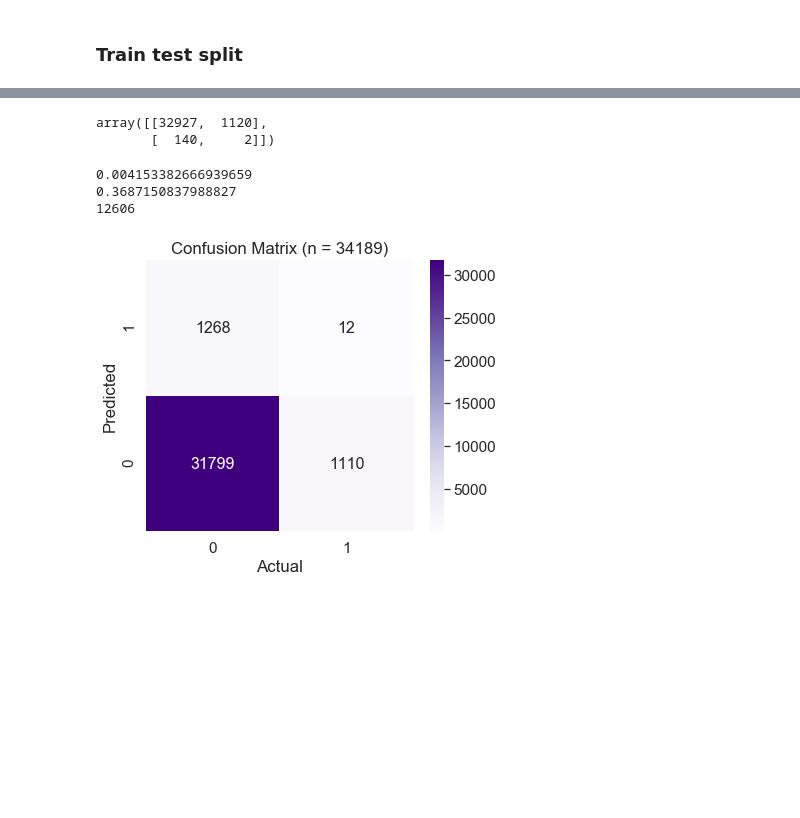
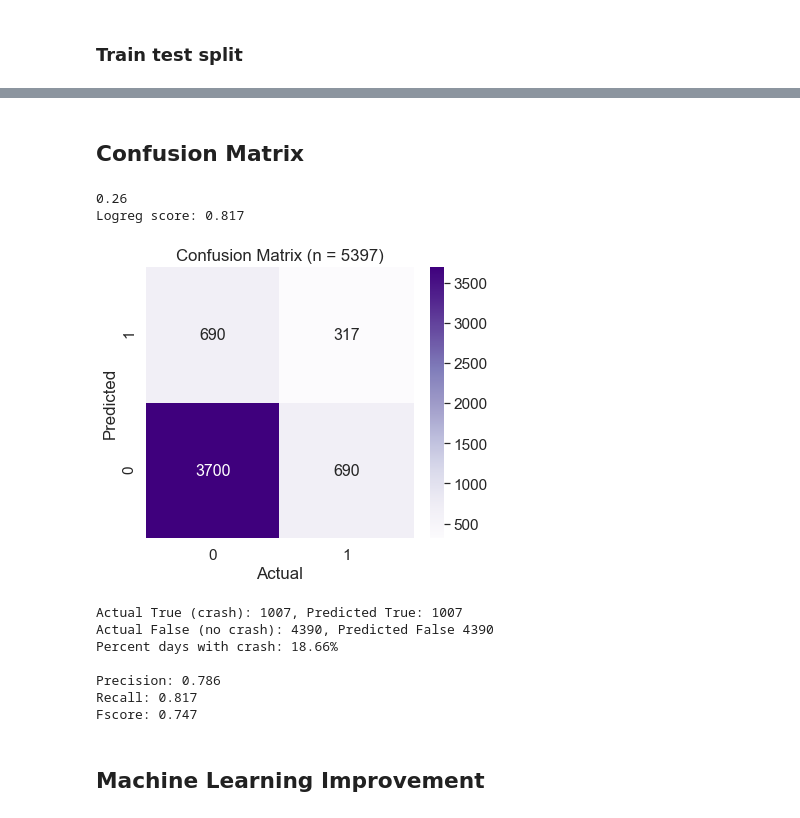
Before and after one commit to sciencelee/chicago-red-light-cameras, a Jupyter notebook: 06-crash-logreg.ipynb, the cells around one changed output, grey strips where cells are left out. Drawn from its saved outputs; the diff is of its cells as text; code cells hidden in the pictures; blank space fills up the shorter version.

```diff
--- a/06-crash-logreg.ipynb
+++ b/06-crash-logreg.ipynb
@@ -537,10 +557,6 @@ drop_cols = ['violation_date', 'day', 'prim_contributory_cause', 'sec_contributo
 categoricals = ['region_id', 'weekday']
 
 X = all_df.drop(columns=drop_cols)
-# %%
-#X.week = X.week.astype(int)
-# Change crash to a boolean value
-y = y.astype(int)
 # %%
 all_df['n_crash'].value_counts()
 #165550 / 5245
@@ -569,10 +585,12 @@ rfe = RFE(logreg)
 rfe = rfe.fit(X, y)  # convert to int before using in logistic so I can do binary
 # %%
 auto_drop = []
+keepers = []
 
 for i in range(len(X.columns)):
     if rfe.support_[i]:
         print('Use: ', rfe.ranking_[i], X.columns[i])
+        keepers.append(X.columns[i])
     else:
         print('Elim:', rfe.ranking_[i], X.columns[i])
         auto_drop.append(X.columns[i])
@@ -881,45 +760,64 @@ logreg.score(X2_test, y2_test)
-# %%
-cm = confusion_matrix( decisions, y2_test.astype(int))
-#y2_test.unique()
-cm
-# %% [output]
-array([[32927,  1120],
-       [  140,     2]])
-# %%
-print(decisions.sum()/len(X2_test))  # only 3.2% are positive
-print(y_testbool.sum()/len(X2_test)) # our model predicts at almost 40% rate without correcting cutoff
-print(y_testbool.sum())
-# %% [output]
-0.004153382666939659
-0.3687150837988827
-12606
+# %% [markdown]
+## Confusion Matrix
 # %%
+cutoff = 0.26
+print(cutoff)
+y_testbool = (logreg1.predict_proba(X2_test)[:,1] >= cutoff).astype(int)
+#y_testbool = logreg1.predict(X_test)
+
+score = logreg1.score(X2_test, y2_test)
+print('Logreg score: {:.3f}'.format(score))
+
+cm = confusion_matrix(y_testbool, y2_test.astype(bool).astype(int))
+#y2_test.unique()
+cm
+
 fig, ax = plt.subplots(figsize = (6,5))
-sn.set_context('poster')
-sn.set(font_scale=1.4)#for label size
-sn.heatmap(cm, cmap="Purples", annot=True, fmt='g', annot_kws={"size": 16})# font size
+sns.set_context('poster')
+sns.set(font_scale=1.4)#for label size
+sns.heatmap(cm.T, cmap="Purples", annot=True, fmt='g', annot_kws={"size": 16})# font size
 
-plt.title("Confusion Matrix (n = {})".format(len(y_test)))
+plt.title("Confusion Matrix (n = {})".format(len(y2_test)))
 plt.xlabel('Actual')
 plt.ylabel('Predicted')
 # Hide major tick labels
 
 
 # Customize minor tick labels
 ax.set_ylim([0,2])
 ax.set_xlim([0,2])
 
 
 #plt.annotate("No Crash: 0\n   Crash: 1", [1.1,0.1], fontsize=10)
 
 plt.show()
 # worked with other environment
 
 
-# accuracy
-#precision_recall_fscore_support(y_test, xg_final.predict(X_test), average='weighted')
+# scoring model
+prec, recall, fscore, support = precision_recall_fscore_support(y_test, logreg1.predict(X_test), average='weighted')
+
+n = len(y_test)
+crash = y_test.sum()
+pred_crash = y_testbool.sum()
+
+print('Actual True (crash): {}, Predicted True: {}\nActual False (no crash): {}, Predicted False {}\nPercent days with crash: {:.2%}'.format(crash, pred_crash, n-crash, n-pred_crash, crash/n))
+print('''\nPrecision: {:.3f}
+Recall: {:.3f}
+Fscore: {:.3f}'''.format(prec, recall, fscore))
 # %% [output]
+0.26
+Logreg score: 0.817
-[figure, old version]
+[figure, new version]
+Actual True (crash): 1007, Predicted True: 1007
+Actual False (no crash): 4390, Predicted False 4390
+Percent days with crash: 18.66%
+
+Precision: 0.786
+Recall: 0.817
+Fscore: 0.747
+# %% [markdown]
+## Machine Learning Improvement
 # %%
 # Machine learning improvement
 n = cm[0].sum() + cm[1].sum()  # all test
```
Also changed, not shown: parts of 32 cells of this notebook, 1 other file.
